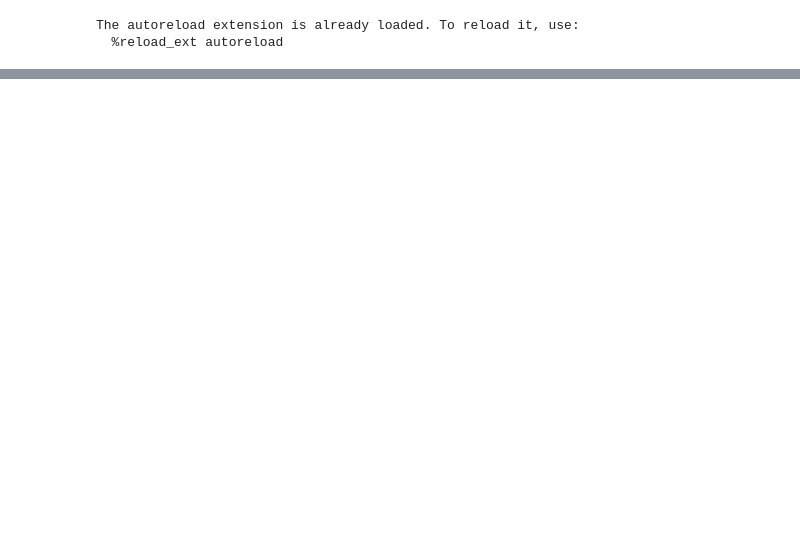
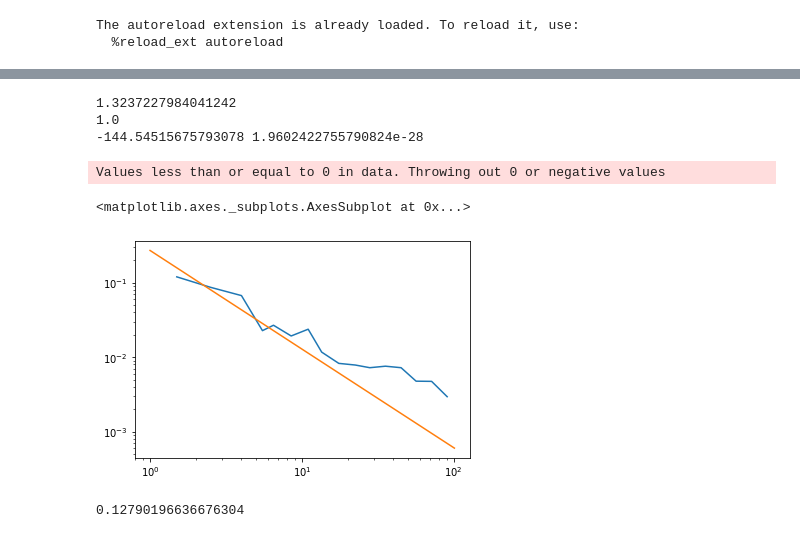
Before and after one commit to nhchristianson/graph_evolution, a Jupyter notebook: Project initial testing.ipynb, the cells around one changed output, grey strips where cells are left out. Cells and saved outputs as stored; diff of their text form; code cells hidden in the pictures; blank space fills up the shorter version.

```diff
--- a/Project initial testing.ipynb
+++ b/Project initial testing.ipynb
@@ -94,0 +52,17 @@ False
+# %%
+import powerlaw
+results = powerlaw.Fit(list(dict(G.degree()).values()),
+                       discrete=True, xmin=1)
+print(results.power_law.alpha)
+print(results.power_law.xmin)
+R, p = results.distribution_compare('power_law', 'lognormal')
+print(R, p)
+results.plot_pdf()
+results.power_law.plot_pdf()
+# %% [output]
+1.3237227984041242
+1.0
+-144.54515675793078 1.9602422755790824e-28
+Values less than or equal to 0 in data. Throwing out 0 or negative values
+<matplotlib.axes._subplots.AxesSubplot at 0x...>
+[figure, added]
@@ -94,0 +74,4 @@ False
+# %%
+res[1]
+# %% [output]
+0.12790196636676304
```
Also changed, not shown: parts of 14 cells of this notebook, 1 other file.
